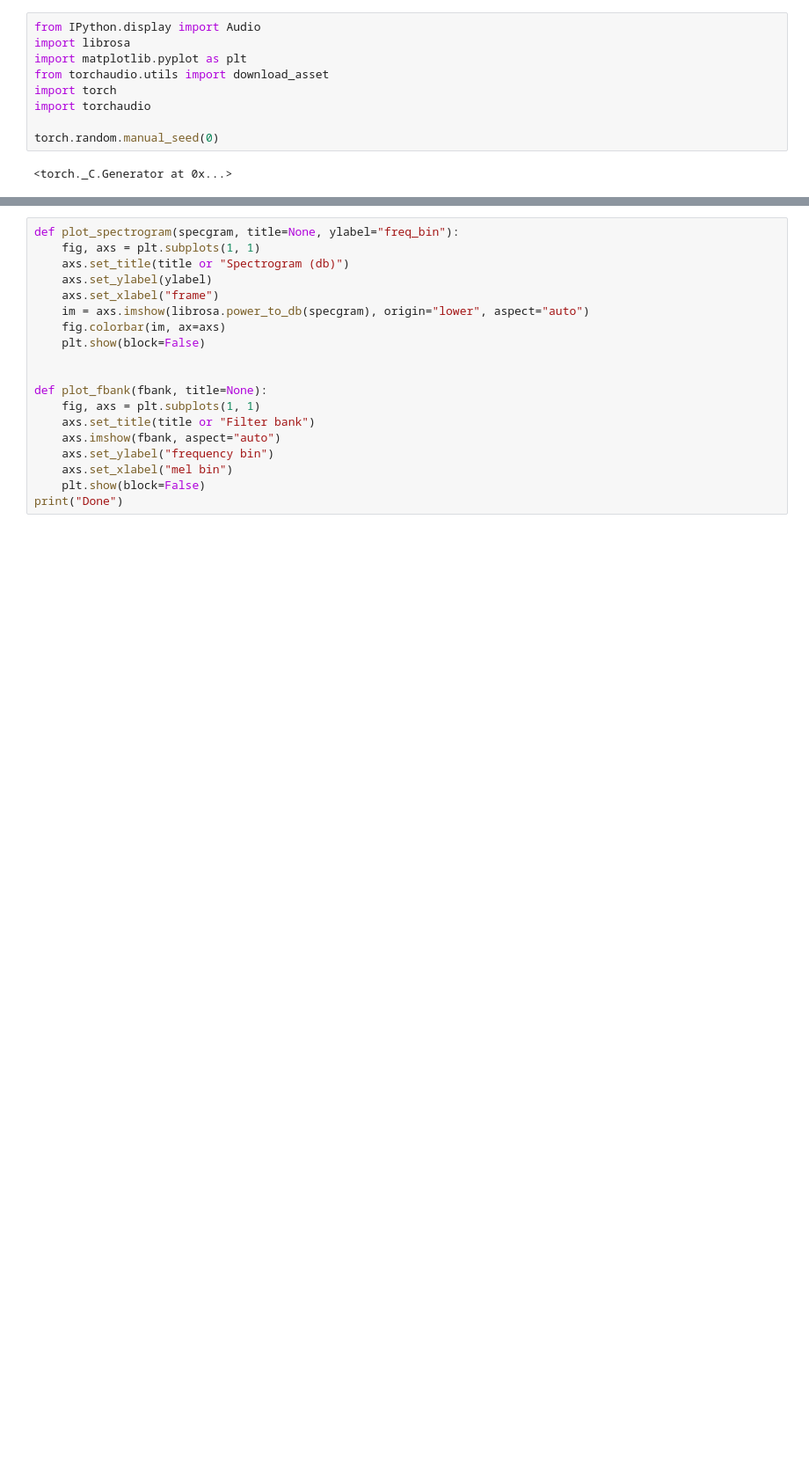
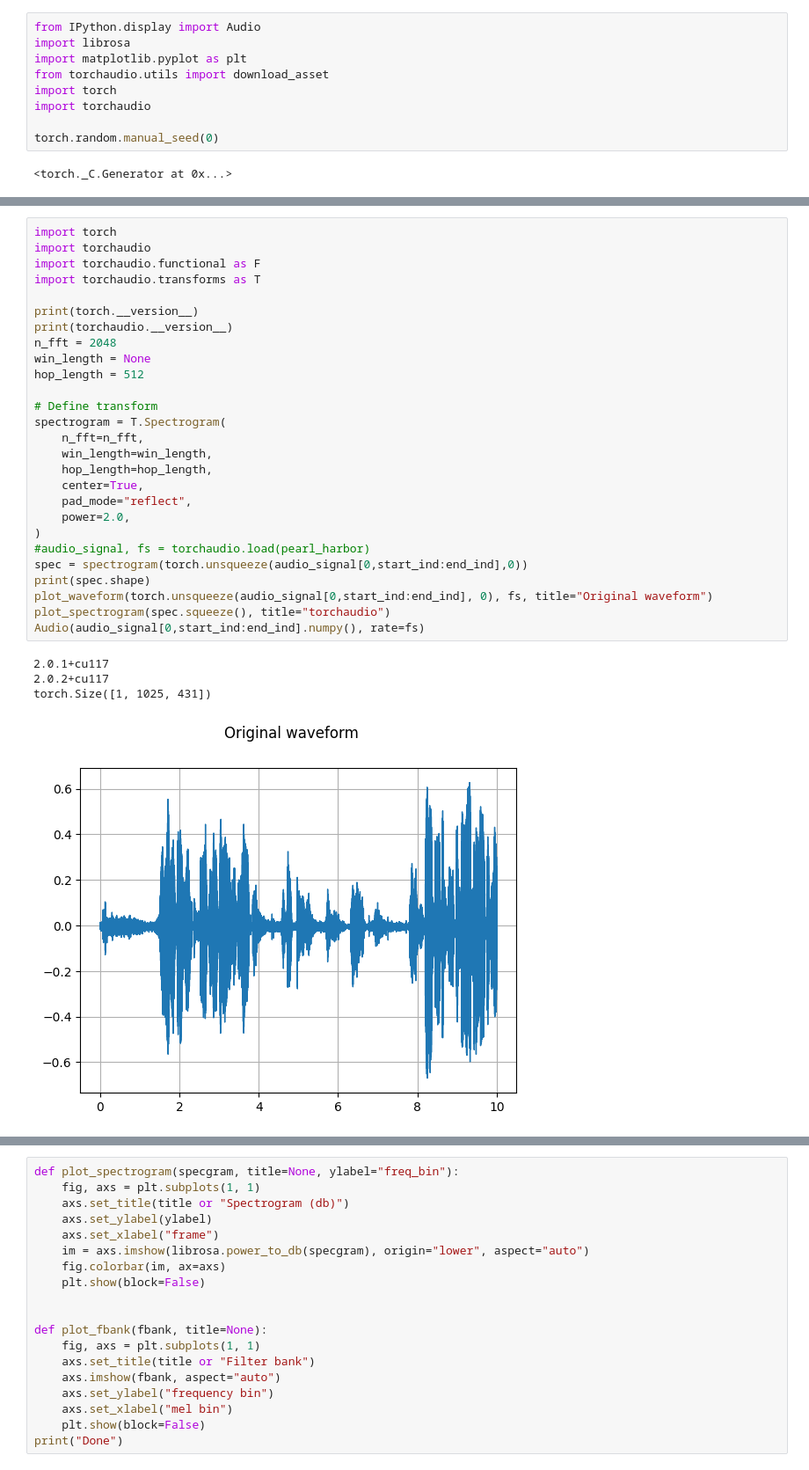
Before and after one commit to yaronwinter/workshop, a Jupyter notebook: notebooks/baseline_example.ipynb, the cells around one changed output, grey strips where cells are left out. Shown at 88% size. Saved outputs shown, nothing was run; the diff lists cells and outputs as text; blank space fills up the shorter version.

```diff
--- a/notebooks/baseline_example.ipynb
+++ b/notebooks/baseline_example.ipynb
@@ -64,0 +65,32 @@ torch.Size([1, 308700])
+# %%
+import torch
+import torchaudio
+import torchaudio.functional as F
+import torchaudio.transforms as T
+
+print(torch.__version__)
+print(torchaudio.__version__)
+n_fft = 2048
+win_length = None
+hop_length = 512
+
+# Define transform
+spectrogram = T.Spectrogram(
+    n_fft=n_fft,
+    win_length=win_length,
+    hop_length=hop_length,
+    center=True,
+    pad_mode="reflect",
+    power=2.0,
+)
+#audio_signal, fs = torchaudio.load(pearl_harbor)
+spec = spectrogram(torch.unsqueeze(audio_signal[0,start_ind:end_ind],0))
+print(spec.shape)
+plot_waveform(torch.unsqueeze(audio_signal[0,start_ind:end_ind], 0), fs, title="Original waveform")
+plot_spectrogram(spec.squeeze(), title="torchaudio")
+Audio(audio_signal[0,start_ind:end_ind].numpy(), rate=fs)
+# %% [output]
+2.0.1+cu117
+2.0.2+cu117
+torch.Size([1, 1025, 431])
+[figure, new version]
```
Also changed, not shown: parts of 12 cells of this notebook, 3 other files.
